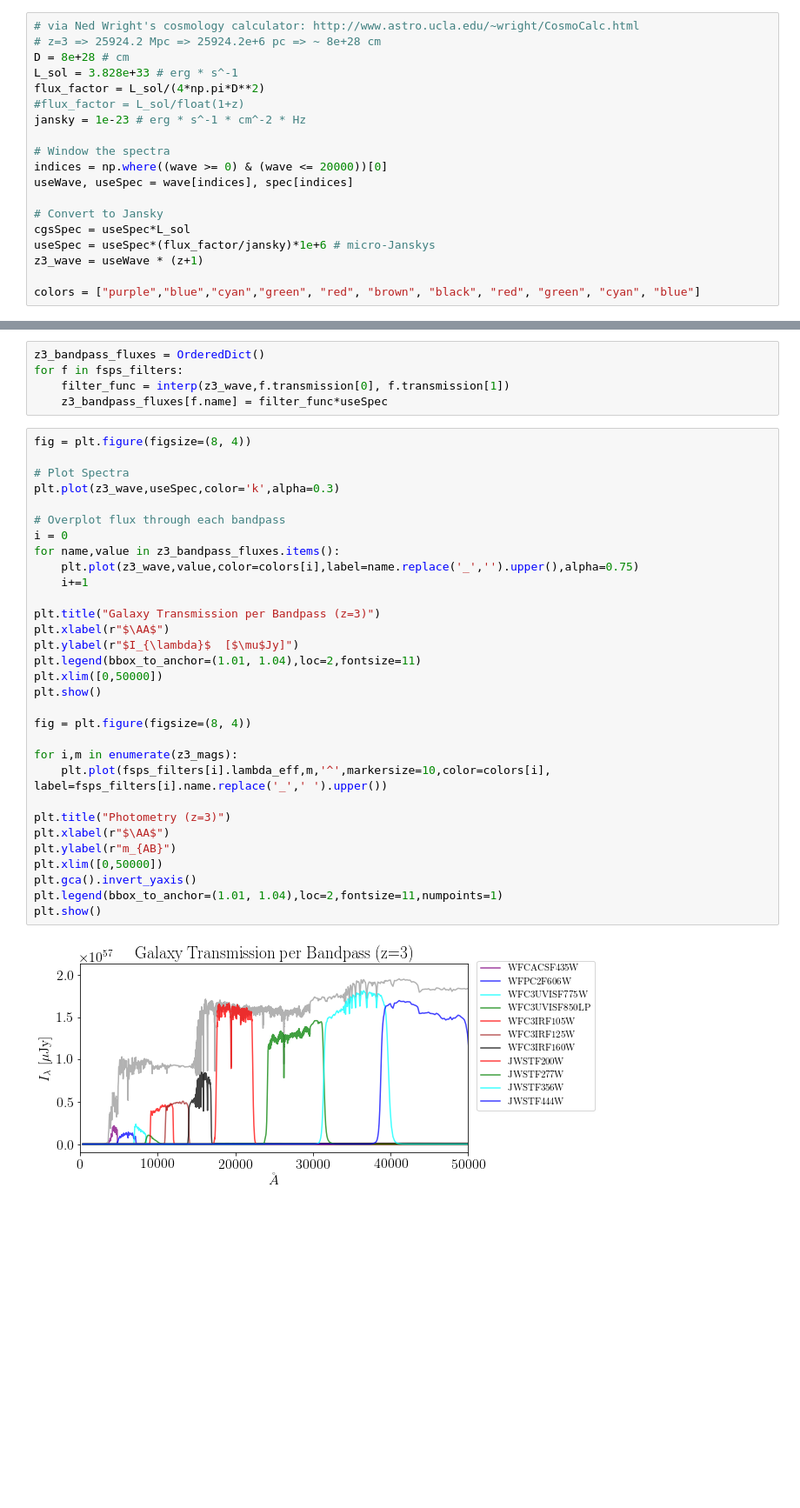
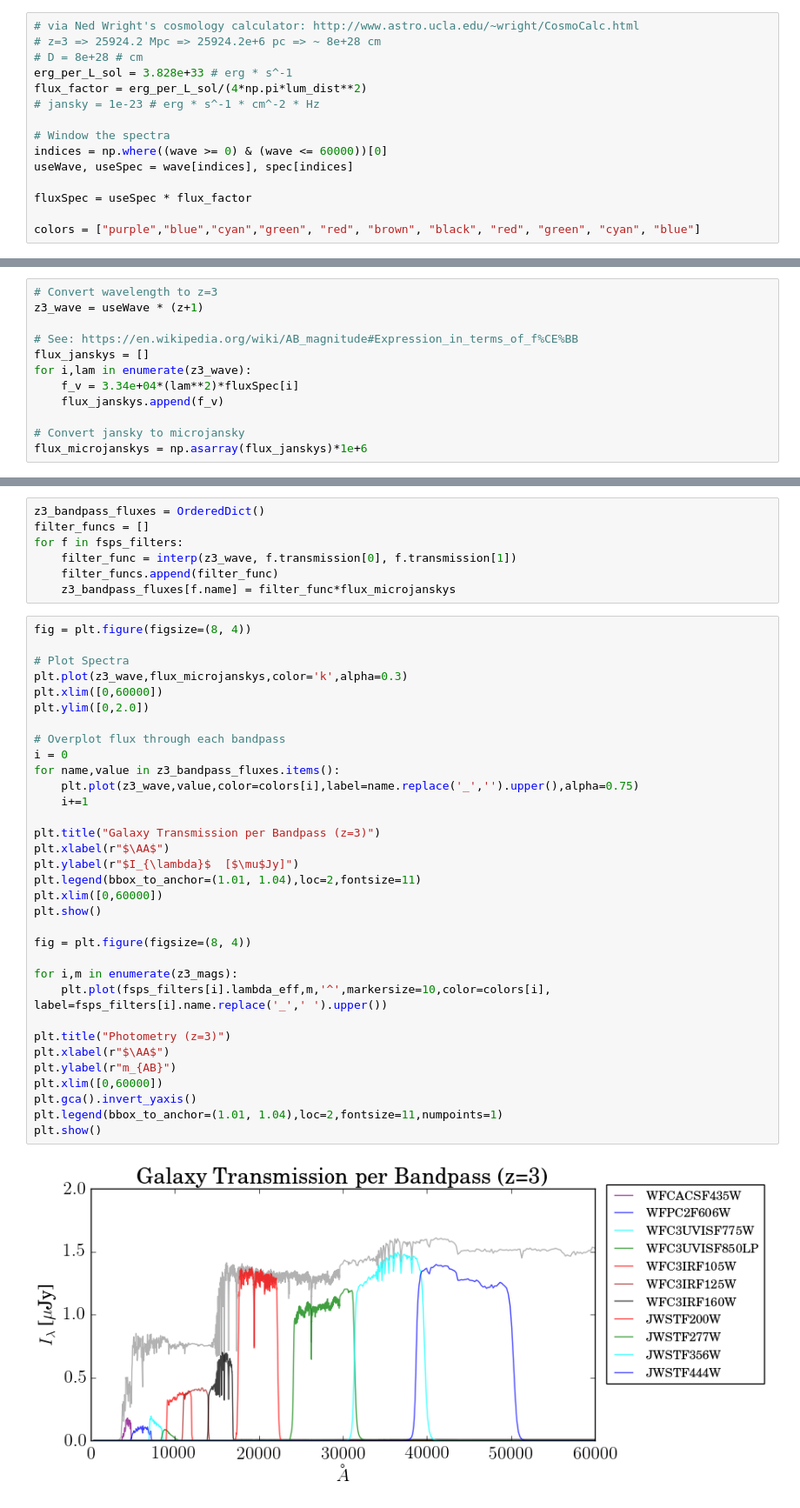
Before and after one commit to goyarzun/RadiationProject, a Jupyter notebook: The_Last_SED-i.ipynb, the cells around one changed output, grey strips where cells are left out. Shown at 87% size. Saved outputs shown, nothing was run; the diff lists cells and outputs as text; blank space fills up the shorter version.

```diff
--- a/The_Last_SED-i.ipynb
+++ b/The_Last_SED-i.ipynb
@@ -75,19 +72,15 @@ Warning: redshift is different than 'zred'.
 # %%
 # via Ned Wright's cosmology calculator: http://www.astro.ucla.edu/~wright/CosmoCalc.html
 # z=3 => 25924.2 Mpc => 25924.2e+6 pc => ~ 8e+28 cm
-D = 8e+28 # cm
-L_sol = 3.828e+33 # erg * s^-1
-flux_factor = L_sol/(4*np.pi*D**2)
-#flux_factor = L_sol/float(1+z)
-jansky = 1e-23 # erg * s^-1 * cm^-2 * Hz
+# D = 8e+28 # cm
+erg_per_L_sol = 3.828e+33 # erg * s^-1
+flux_factor = erg_per_L_sol/(4*np.pi*lum_dist**2)
+# jansky = 1e-23 # erg * s^-1 * cm^-2 * Hz
 
 # Window the spectra
-indices = np.where((wave >= 0) & (wave <= 20000))[0]
+indices = np.where((wave >= 0) & (wave <= 60000))[0]
 useWave, useSpec = wave[indices], spec[indices]
 
-# Convert to Jansky
-cgsSpec = useSpec*L_sol
-useSpec = useSpec*(flux_factor/jansky)*1e+6 # micro-Janskys
-z3_wave = useWave * (z+1)
+fluxSpec = useSpec * flux_factor
 
 colors = ["purple","blue","cyan","green", "red", "brown", "black", "red", "green", "cyan", "blue"]
@@ -94,2 +89,14 @@ colors = ["purple","blue","cyan","green", "red", "brown", "black", "red", "green
+# %%
+# Convert wavelength to z=3
+z3_wave = useWave * (z+1)
+
+# See: https://en.wikipedia.org/wiki/AB_magnitude#Expression_in_terms_of_f%CE%BB
+flux_janskys = []
+for i,lam in enumerate(z3_wave):
+    f_v = 3.34e+04*(lam**2)*fluxSpec[i]
+    flux_janskys.append(f_v)
+
+# Convert jansky to microjansky
+flux_microjanskys = np.asarray(flux_janskys)*1e+6
 # %%
 fig = plt.figure(figsize=(10, 4))
@@ -122,38 +130,42 @@ plt.show()
 # %%
 z3_bandpass_fluxes = OrderedDict()
+filter_funcs = []
 for f in fsps_filters:
-    filter_func = interp(z3_wave,f.transmission[0], f.transmission[1])
-    z3_bandpass_fluxes[f.name] = filter_func*useSpec
+    filter_func = interp(z3_wave, f.transmission[0], f.transmission[1])
+    filter_funcs.append(filter_func)
+    z3_bandpass_fluxes[f.name] = filter_func*flux_microjanskys
 # %%
 fig = plt.figure(figsize=(8, 4))
 
 # Plot Spectra
-plt.plot(z3_wave,useSpec,color='k',alpha=0.3)
+plt.plot(z3_wave,flux_microjanskys,color='k',alpha=0.3)
+plt.xlim([0,60000])
+plt.ylim([0,2.0])
 
 # Overplot flux through each bandpass
 i = 0
 for name,value in z3_bandpass_fluxes.items():
     plt.plot(z3_wave,value,color=colors[i],label=name.replace('_','').upper(),alpha=0.75)
     i+=1
 
 plt.title("Galaxy Transmission per Bandpass (z=3)")
 plt.xlabel(r"$\AA$")
 plt.ylabel(r"$I_{\lambda}$  [$\mu$Jy]")
 plt.legend(bbox_to_anchor=(1.01, 1.04),loc=2,fontsize=11)
-plt.xlim([0,50000])
+plt.xlim([0,60000])
 plt.show()
 
 fig = plt.figure(figsize=(8, 4))
 
 for i,m in enumerate(z3_mags):
     plt.plot(fsps_filters[i].lambda_eff,m,'^',markersize=10,color=colors[i], label=fsps_filters[i].name.replace('_',' ').upper())
 
 plt.title("Photometry (z=3)")
 plt.xlabel(r"$\AA$")
 plt.ylabel(r"m_{AB}")
-plt.xlim([0,50000])
+plt.xlim([0,60000])
 plt.gca().invert_yaxis()
 plt.legend(bbox_to_anchor=(1.01, 1.04),loc=2,fontsize=11,numpoints=1)
 plt.show()
 # %% [output]
-[figure, old version]
+[figure, new version]
```
Also changed, not shown: parts of 11 cells of this notebook, 1 other file.
